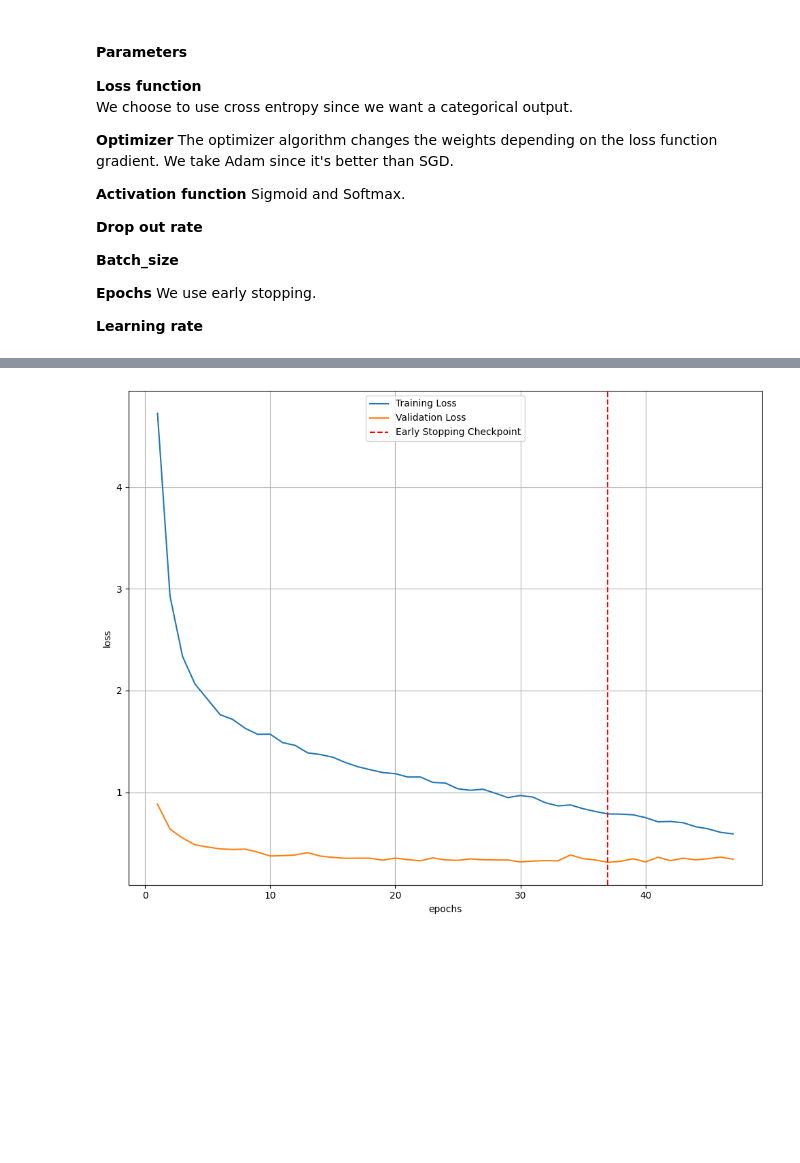
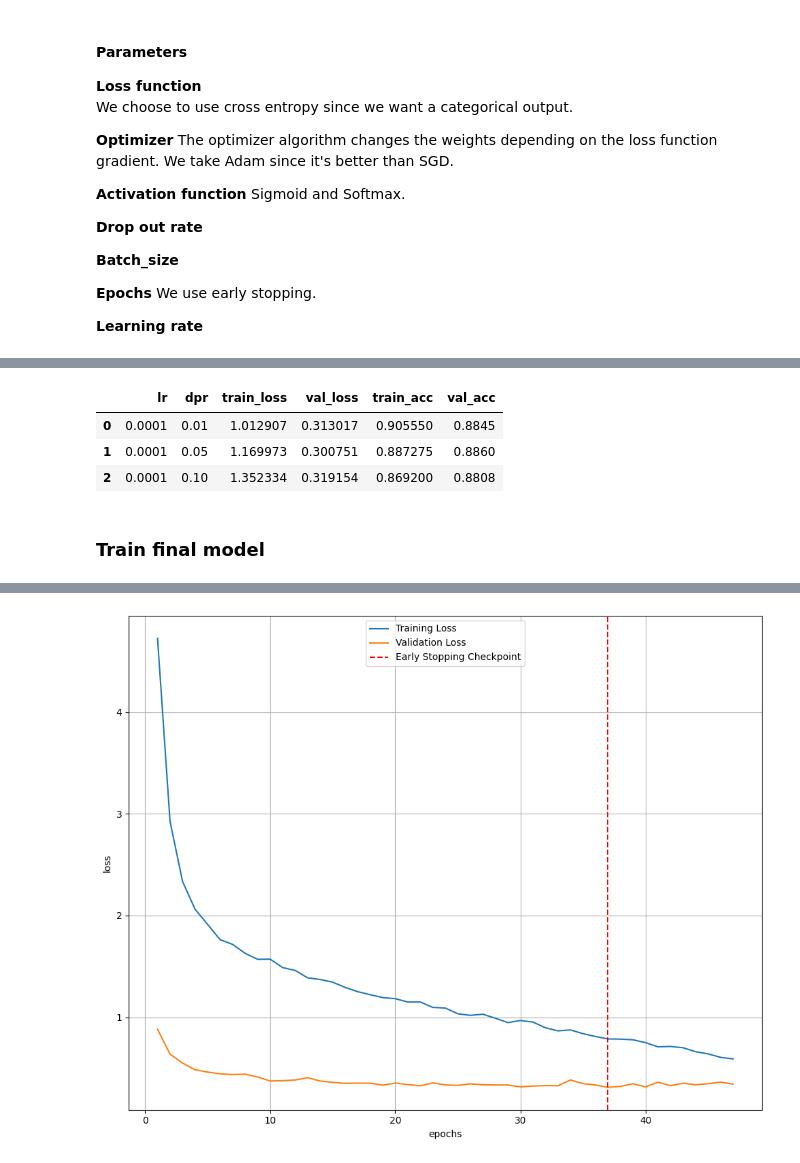
Before and after one commit to julielhagen/Clothing_classification-, a Jupyter notebook: CNN_Ida.ipynb, the cells around one changed output, grey strips where cells are left out. Saved outputs shown, nothing was run; the diff lists cells and outputs as text; code cells hidden in the pictures; blank space fills up the shorter version.

```diff
--- a/CNN_Ida.ipynb
+++ b/CNN_Ida.ipynb
@@ -323,0 +470,3 @@ We use early stopping.
+# %%
+history_250e_df = pd.DataFrame(history2)
+history_250e_df.to_csv('training_history_250e.csv')
@@ -324,3 +486,12 @@ We use early stopping.
+# %%
+history_250e_df
+# %% [output]
+|  | lr | dpr | train_loss | val_loss | train_acc | val_acc |
+| 0 | 0.0001 | 0.01 | 1.012907 | 0.313017 | 0.905550 | 0.8845 |
+| 1 | 0.0001 | 0.05 | 1.169973 | 0.300751 | 0.887275 | 0.8860 |
+| 2 | 0.0001 | 0.10 | 1.352334 | 0.319154 | 0.869200 | 0.8808 |
+# %% [markdown]
+### Train final model
 # %%
 # Initialize model
 model = CNN(activation_fn=nn.Sigmoid,
```
Also changed, not shown: parts of 15 cells of this notebook, 6 other files.
